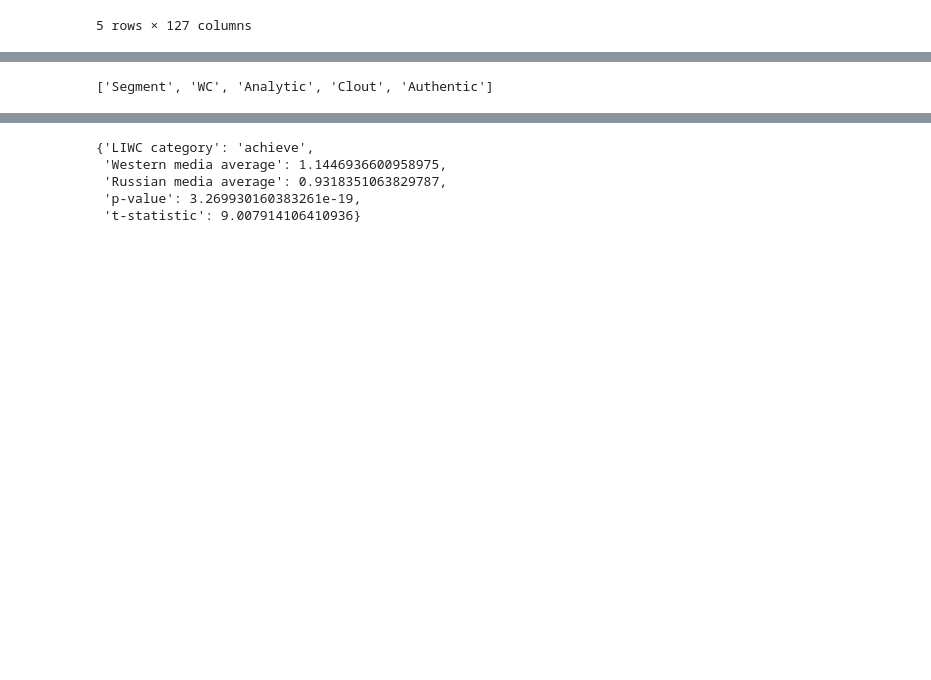
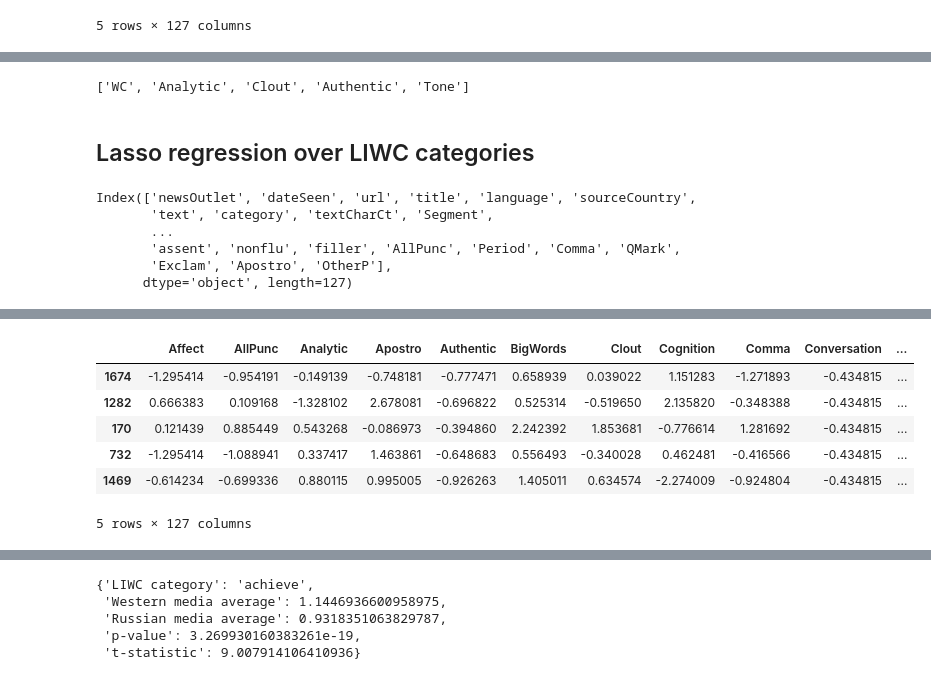
Before and after one commit to eelegiap/ukraine-media-CSLI, a Jupyter notebook: analyze_LIWC.ipynb, the cells around one changed output, grey strips where cells are left out. Saved outputs shown, nothing was run; the diff lists cells and outputs as text; code cells hidden in the pictures; blank space fills up the shorter version.

```diff
--- a/analyze_LIWC.ipynb
+++ b/analyze_LIWC.ipynb
@@ -23,5 +29,7 @@ df.head()
 # %%
-LIWCcolumns = df.columns[9:].tolist()
+LIWCcolumns = df.columns[10:].tolist()
 LIWCcolumns[:5]
 # %% [output]
-['Segment', 'WC', 'Analytic', 'Clout', 'Authentic']
+['WC', 'Analytic', 'Clout', 'Authentic', 'Tone']
+# %% [markdown]
+## Lasso regression over LIWC categories
@@ -27,0 +46,15 @@ LIWCcolumns[:5]
+# %%
+df.columns
+# %% [output]
+Index(['newsOutlet', 'dateSeen', 'url', 'title', 'language', 'sourceCountry',
+       'text', 'category', 'textCharCt', 'Segment',
+       ...
+       'assent', 'nonflu', 'filler', 'AllPunc', 'Period', 'Comma', 'QMark',
+       'Exclam', 'Apostro', 'OtherP'],
+      dtype='object', length=127)
+# %%
+%%time
+# create dataframe normalized across features
+normalized_df=(df-df.mean())/df.std()
+normalized_df.tail()
+# %% [output]
@@ -27,0 +63,7 @@ LIWCcolumns[:5]
+|  | Affect | AllPunc | Analytic | Apostro | Authentic | BigWords | Clout | Cognition | Comma | Conversation | ... |
+| 1674 | -1.295414 | -0.954191 | -0.149139 | -0.748181 | -0.777471 | 0.658939 | 0.039022 | 1.151283 | -1.271893 | -0.434815 | ... |
+| 1282 | 0.666383 | 0.109168 | -1.328102 | 2.678081 | -0.696822 | 0.525314 | -0.519650 | 2.135820 | -0.348388 | -0.434815 | ... |
+| 170 | 0.121439 | 0.885449 | 0.543268 | -0.086973 | -0.394860 | 2.242392 | 1.853681 | -0.776614 | 1.281692 | -0.434815 | ... |
+| 732 | -1.295414 | -1.088941 | 0.337417 | 1.463861 | -0.648683 | 0.556493 | -0.340028 | 0.462481 | -0.416566 | -0.434815 | ... |
+| 1469 | -0.614234 | -0.699336 | 0.880115 | 0.995005 | -0.926263 | 1.405011 | 0.634574 | -2.274009 | -0.924804 | -0.434815 | ... |
+5 rows × 127 columns
```
Also changed, not shown: parts of 11 cells of this notebook, 5 other files.
